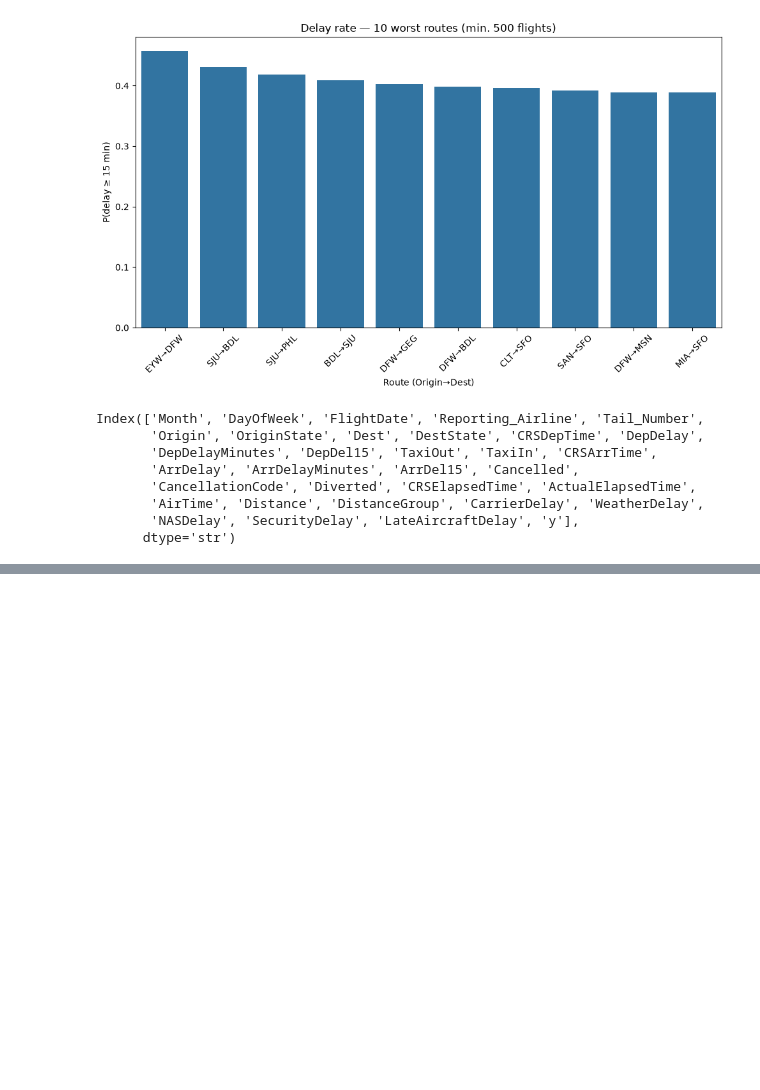
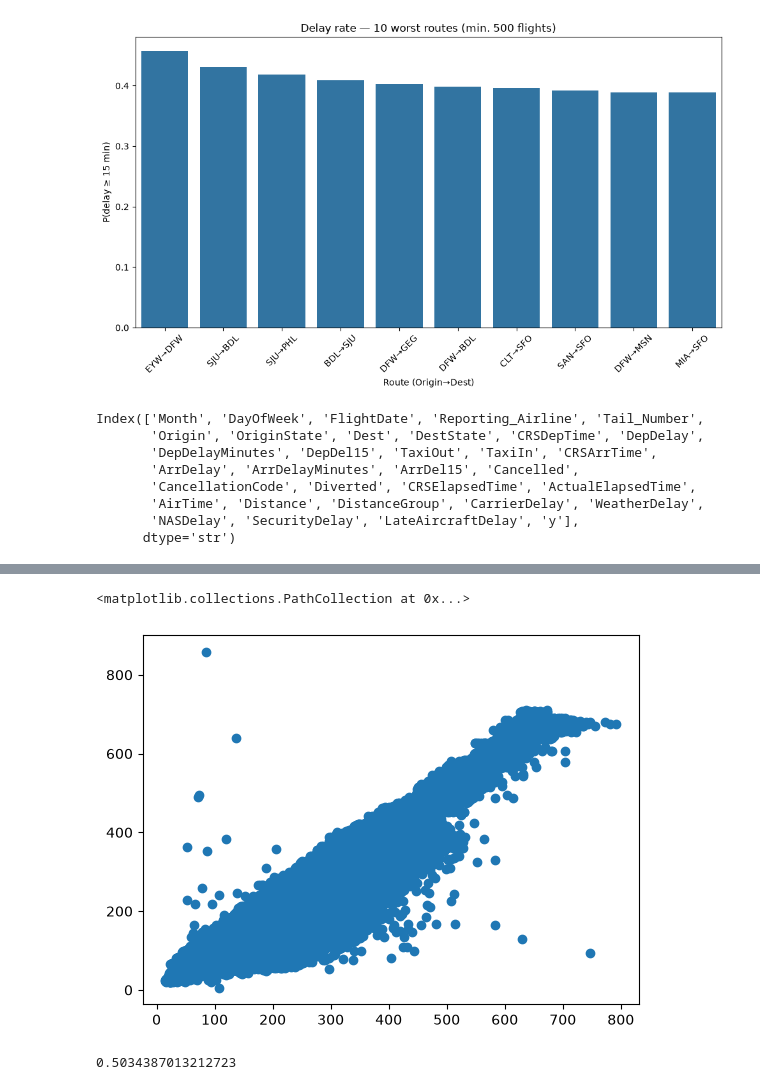
Before and after one commit to Micaet/flight_prediction, a Jupyter notebook: notebooks/EDA2.ipynb, the cells around one changed output, grey strips where cells are left out. Cells and saved outputs as stored; diff of their text form; code cells hidden in the pictures; blank space fills up the shorter version.

```diff
--- a/notebooks/EDA2.ipynb
+++ b/notebooks/EDA2.ipynb
@@ -161,0 +211,14 @@ Index(['Month', 'DayOfWeek', 'FlightDate', 'Reporting_Airline', 'Tail_Number',
+# %%
+plt.scatter(flights["ActualElapsedTime"], flights["CRSElapsedTime"])
+plt.title("Actual Elapsed Time vs Scheduled Elapsed Time")
+plt.xlabel("Scheduled Elapsed Time (minutes)")
+plt.ylabel("Actual Elapsed Time (minutes)")
+plt.show()
+# %% [output]
+<matplotlib.collections.PathCollection at 0x...>
+[figure, added]
+# %%
+faster = delayed[delayed["ArrDelay"]<delayed["DepDelay"]]
+faster.shape[0] / delayed.shape[0]
+# %% [output]
+0.5034387013212723
```
Also changed, not shown: parts of 19 cells of this notebook, 3 other files.
